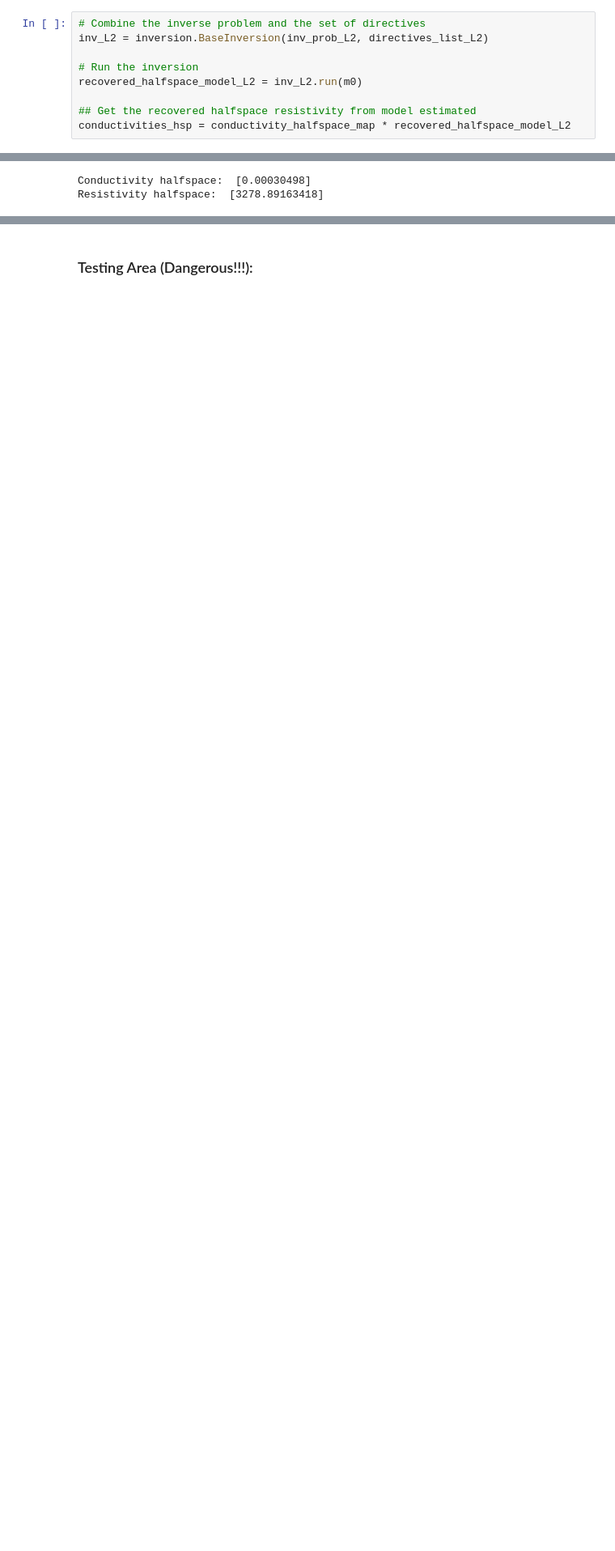
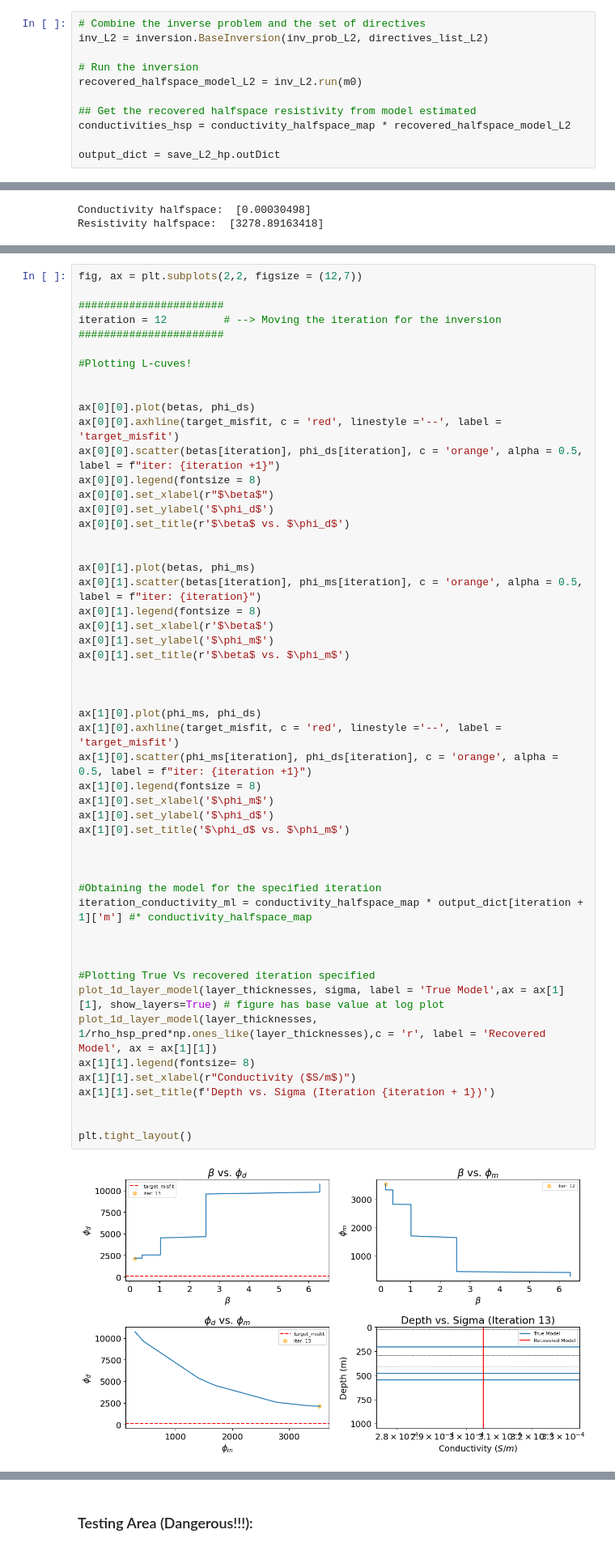
Before and after one commit to e-hdz130504/EOSC454-Inversion-Project-2026, a Jupyter notebook: 1D_AMT_Inversion.ipynb, the cells around one changed output, grey strips where cells are left out. Shown at 81% size. Cells and saved outputs as stored; diff of their text form; blank space fills up the shorter version.

```diff
--- a/1D_AMT_Inversion.ipynb
+++ b/1D_AMT_Inversion.ipynb
@@ -188,6 +191,8 @@ recovered_halfspace_model_L2 = inv_L2.run(m0)
 
 ## Get the recovered halfspace resistivity from model estimated
 conductivities_hsp = conductivity_halfspace_map * recovered_halfspace_model_L2
+
+output_dict = save_L2_hp.outDict
 # %% [output]
 INFO: Directive TargetMisfit: Target data misfit is 92.0
 Running inversion with SimPEG v0.25.0
@@ -219 +237,55 @@ Resistivity halfspace:  [3278.89163418]
+# %%
+fig, ax = plt.subplots(2,2, figsize = (12,7))
+
+#######################
+iteration = 12         # --> Moving the iteration for the inversion
+#######################
+
+#Plotting L-cuves!
+
+
+ax[0][0].plot(betas, phi_ds)
+ax[0][0].axhline(target_misfit, c = 'red', linestyle ='--', label = 'target_misfit')
+ax[0][0].scatter(betas[iteration], phi_ds[iteration], c = 'orange', alpha = 0.5, label = f"iter: {iteration +1}")
+ax[0][0].legend(fontsize = 8)
+ax[0][0].set_xlabel(r"$\beta$")
+ax[0][0].set_ylabel('$\phi_d$')
+ax[0][0].set_title(r'$\beta$ vs. $\phi_d$')
+
+
+ax[0][1].plot(betas, phi_ms)
+ax[0][1].scatter(betas[iteration], phi_ms[iteration], c = 'orange', alpha = 0.5, label = f"iter: {iteration}")
+ax[0][1].legend(fontsize = 8)
+ax[0][1].set_xlabel(r'$\beta$')
+ax[0][1].set_ylabel('$\phi_m$')
+ax[0][1].set_title(r'$\beta$ vs. $\phi_m$')
+
+
+
+ax[1][0].plot(phi_ms, phi_ds)
+ax[1][0].axhline(target_misfit, c = 'red', linestyle ='--', label = 'target_misfit')
+ax[1][0].scatter(phi_ms[iteration], phi_ds[iteration], c = 'orange', alpha = 0.5, label = f"iter: {iteration +1}")
+ax[1][0].legend(fontsize = 8)
+ax[1][0].set_xlabel('$\phi_m$')
+ax[1][0].set_ylabel('$\phi_d$')
+ax[1][0].set_title('$\phi_d$ vs. $\phi_m$')
+
+
+
+#Obtaining the model for the specified iteration
+iteration_conductivity_ml = conductivity_halfspace_map * output_dict[iteration + 1]['m'] #* conductivity_halfspace_map
+
+
+
+#Plotting True Vs recovered iteration specified
+plot_1d_layer_model(layer_thicknesses, sigma, label = 'True Model',ax = ax[1][1], show_layers=True) # figure has base value at log plot
+plot_1d_layer_model(layer_thicknesses, 1/rho_hsp_pred*np.ones_like(layer_thicknesses),c = 'r', label = 'Recovered Model', ax = ax[1][1])
+ax[1][1].legend(fontsize= 8)
+ax[1][1].set_xlabel(r"Conductivity ($S/m$)")
+ax[1][1].set_title(f'Depth vs. Sigma (Iteration {iteration + 1})')
+
+
+plt.tight_layout()
+# %% [output]
+[figure, added]
 # %% [markdown]
```
Also changed, not shown: parts of 17 cells of this notebook.
